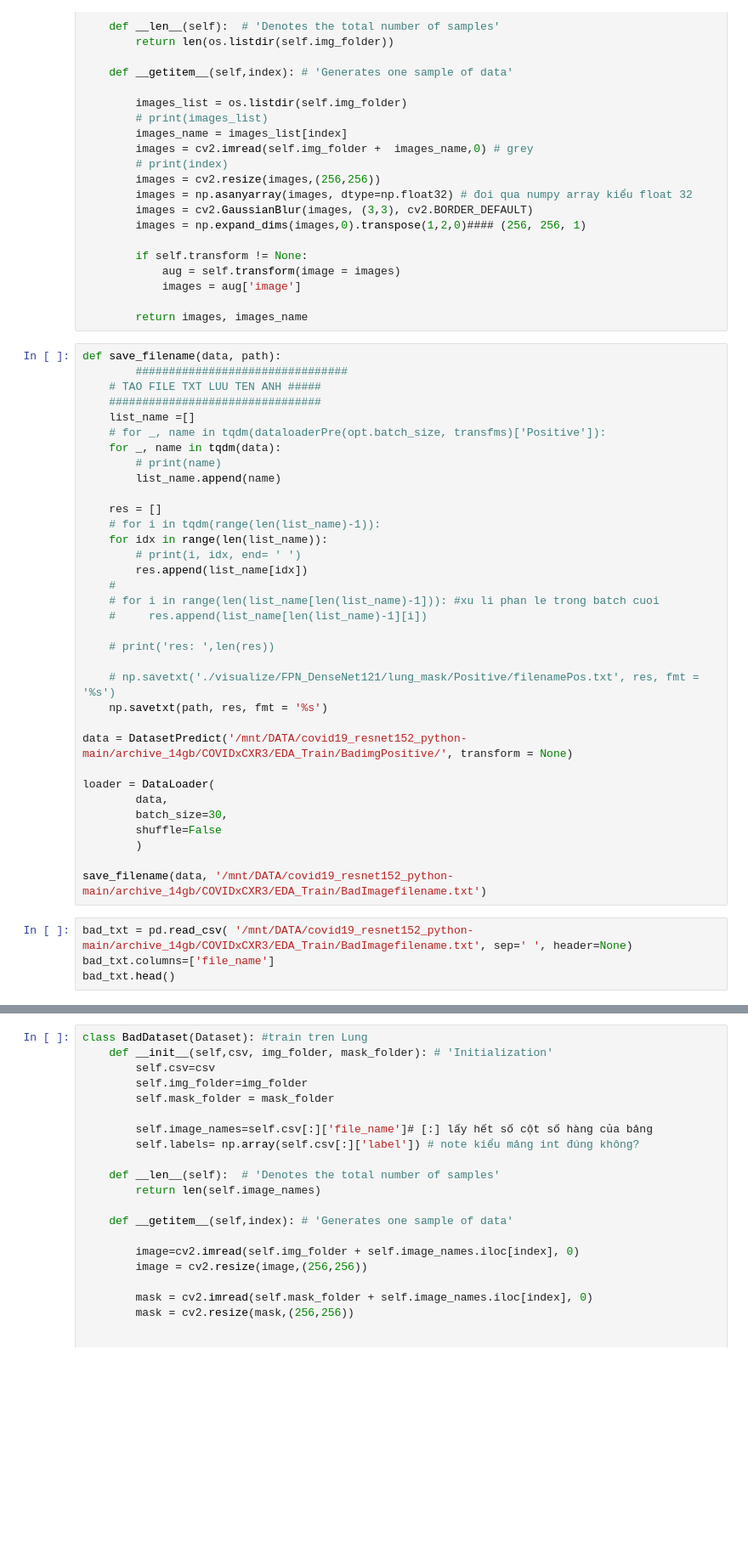
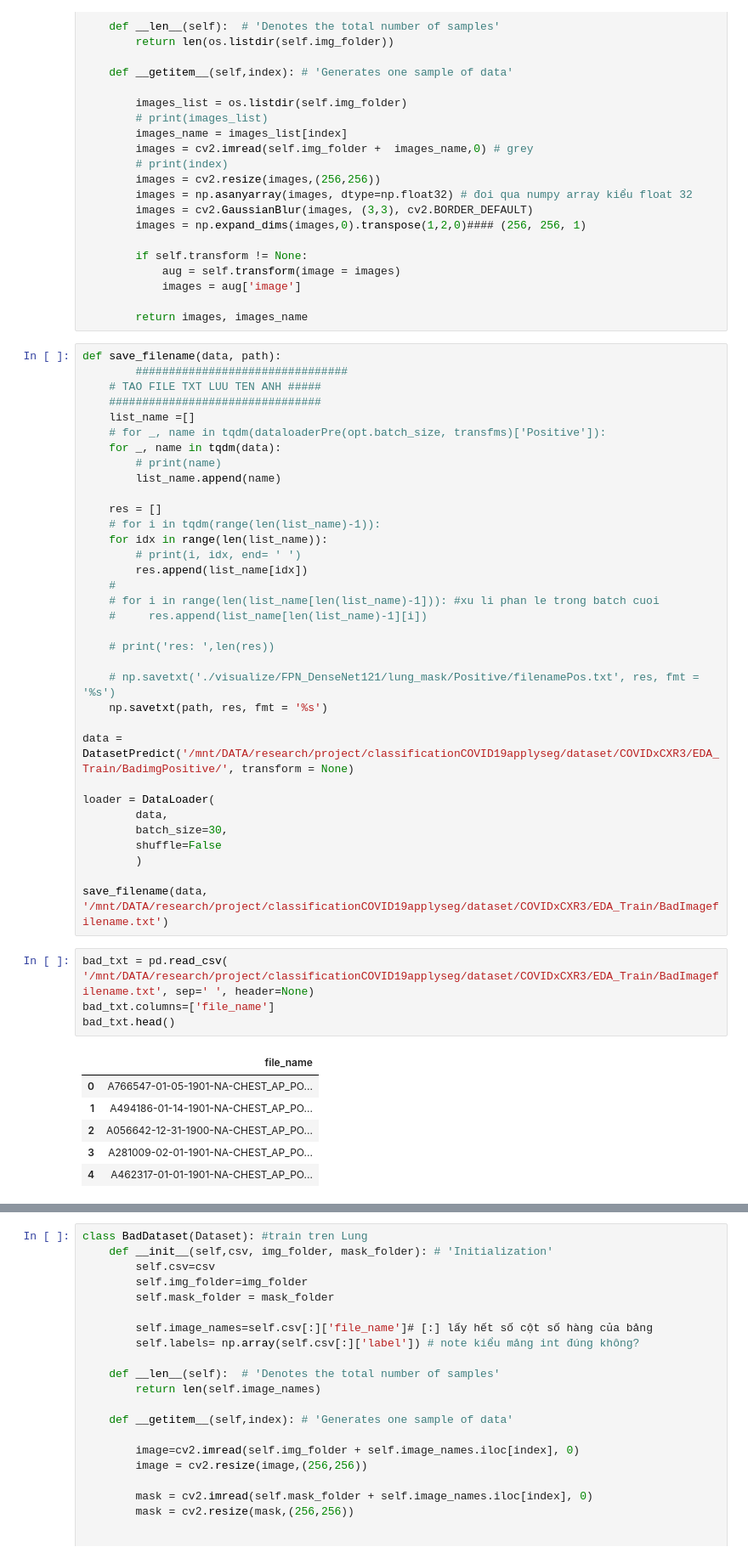
Before and after one commit to loan1/COVID19-segmentation_classification, a Jupyter notebook: source/classification/notebooks/visualizeCXR_Lung.ipynb, the cells around one changed output, grey strips where cells are left out. Shown at 85% size. Drawn from its saved outputs; the diff is of its cells as text; blank space fills up the shorter version.

```diff
--- a/source/classification/notebooks/visualizeCXR_Lung.ipynb
+++ b/source/classification/notebooks/visualizeCXR_Lung.ipynb
@@ -230,7 +239,7 @@ def save_filename(data, path):
     # np.savetxt('./visualize/FPN_DenseNet121/lung_mask/Positive/filenamePos.txt', res, fmt = '%s')
     np.savetxt(path, res, fmt = '%s')
 
-data = DatasetPredict('/mnt/DATA/covid19_resnet152_python-main/archive_14gb/COVIDxCXR3/EDA_Train/BadimgPositive/', transform = None)
+data = DatasetPredict('/mnt/DATA/research/project/classificationCOVID19applyseg/dataset/COVIDxCXR3/EDA_Train/BadimgPositive/', transform = None)
 
 loader = DataLoader(
         data,
@@ -238,11 +247,18 @@ loader = DataLoader(
         shuffle=False
         )
 
-save_filename(data, '/mnt/DATA/covid19_resnet152_python-main/archive_14gb/COVIDxCXR3/EDA_Train/BadImagefilename.txt')
+save_filename(data, '/mnt/DATA/research/project/classificationCOVID19applyseg/dataset/COVIDxCXR3/EDA_Train/BadImagefilename.txt')
 # %%
-bad_txt = pd.read_csv( '/mnt/DATA/covid19_resnet152_python-main/archive_14gb/COVIDxCXR3/EDA_Train/BadImagefilename.txt', sep=' ', header=None)
+bad_txt = pd.read_csv( '/mnt/DATA/research/project/classificationCOVID19applyseg/dataset/COVIDxCXR3/EDA_Train/BadImagefilename.txt', sep=' ', header=None)
 bad_txt.columns=['file_name']
 bad_txt.head()
+# %% [output]
+|  | file_name |
+| 0 | A766547-01-05-1901-NA-CHEST_AP_PO... |
+| 1 | A494186-01-14-1901-NA-CHEST_AP_PO... |
+| 2 | A056642-12-31-1900-NA-CHEST_AP_PO... |
+| 3 | A281009-02-01-1901-NA-CHEST_AP_PO... |
+| 4 | A462317-01-01-1901-NA-CHEST_AP_PO... |
 # %%
 bad_txt['label'] = 'Positive'
 bad_txt
```
Also changed, not shown: parts of 10 cells of this notebook, 10 other files.
